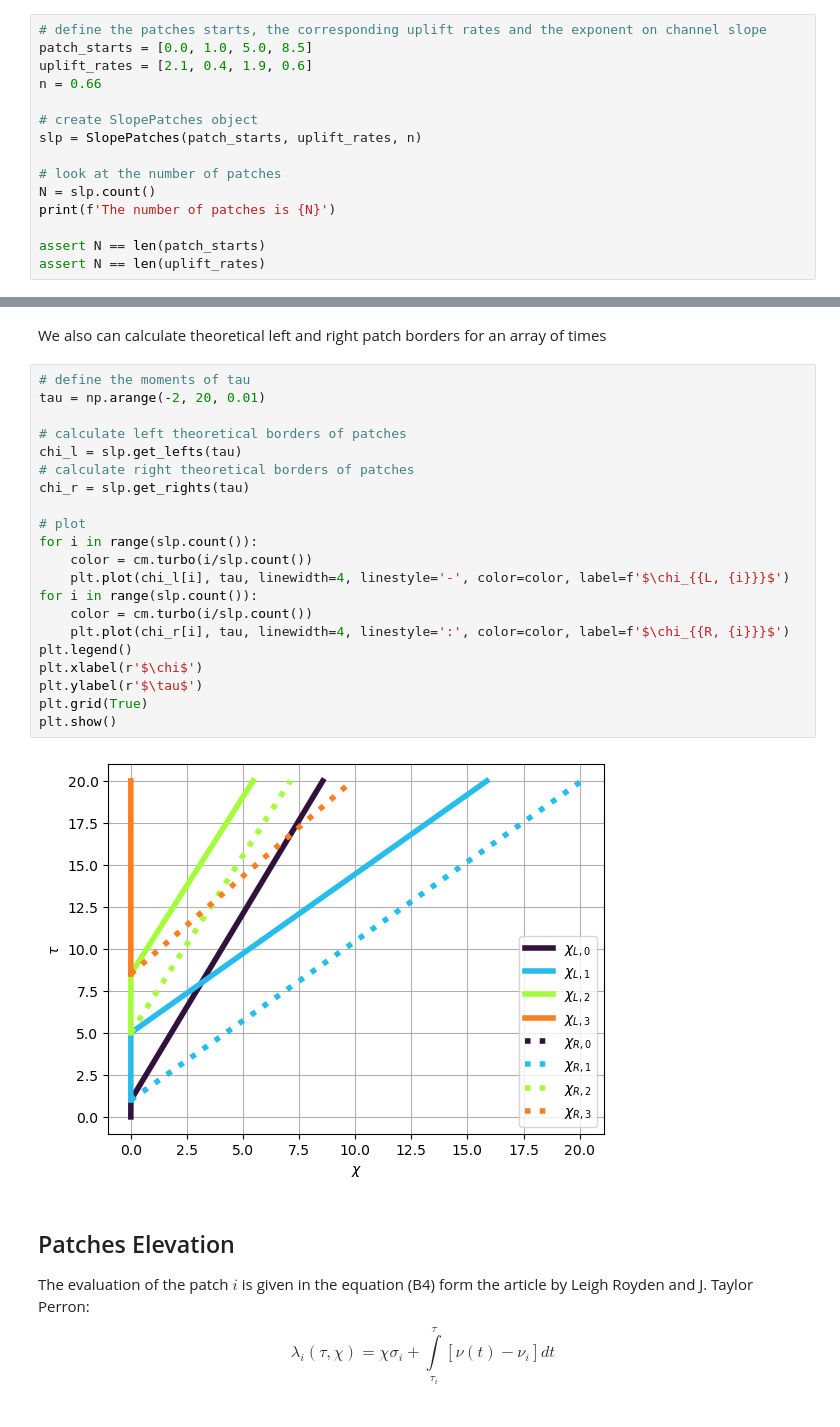
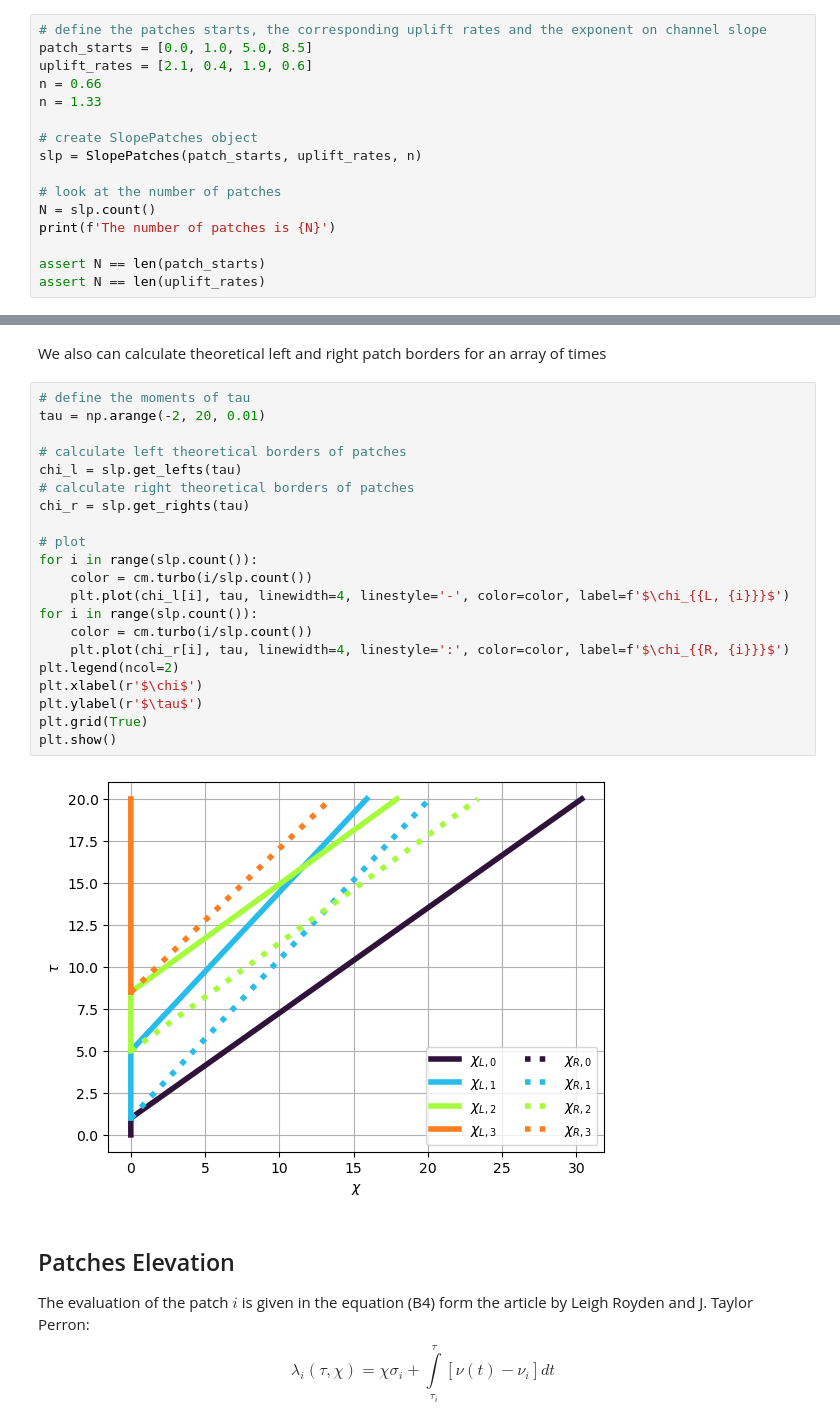
Before and after one commit to zimfv/river-profiles, a Jupyter notebook: notebooks/Check Source.ipynb, the cells around one changed output, grey strips where cells are left out. Drawn from its saved outputs; the diff is of its cells as text.

```diff
--- a/notebooks/Check Source.ipynb
+++ b/notebooks/Check Source.ipynb
@@ -226,6 +226,7 @@ Thie method returns the number of patches `len(patch_starts)`. Let's call this n
 patch_starts = [0.0, 1.0, 5.0, 8.5]
 uplift_rates = [2.1, 0.4, 1.9, 0.6]
 n = 0.66
+n = 1.33
 
 # create SlopePatches object
 slp = SlopePatches(patch_starts, uplift_rates, n)
@@ -289,26 +290,26 @@ We also can calculate theoretical left and right patch borders for an array of t
 # %%
 # define the moments of tau
 tau = np.arange(-2, 20, 0.01)
 
 # calculate left theoretical borders of patches
 chi_l = slp.get_lefts(tau)
 # calculate right theoretical borders of patches
 chi_r = slp.get_rights(tau)
 
 # plot
 for i in range(slp.count()):
     color = cm.turbo(i/slp.count())
     plt.plot(chi_l[i], tau, linewidth=4, linestyle='-', color=color, label=f'$\chi_{{L, {i}}}$')
 for i in range(slp.count()):
     color = cm.turbo(i/slp.count())
     plt.plot(chi_r[i], tau, linewidth=4, linestyle=':', color=color, label=f'$\chi_{{R, {i}}}$')
-plt.legend()
+plt.legend(ncol=2)
 plt.xlabel(r'$\chi$')
 plt.ylabel(r'$\tau$')
 plt.grid(True)
 plt.show()
 # %% [output]
-[figure, old version]
+[figure, new version]
 # %% [markdown]
 ## Patches Elevation
 The evaluation of the patch $i$ is given in the equation (B4) form the article by Leigh Royden and J. Taylor Perron:
```
Also changed, not shown: parts of 19 cells of this notebook, 2 other files.
